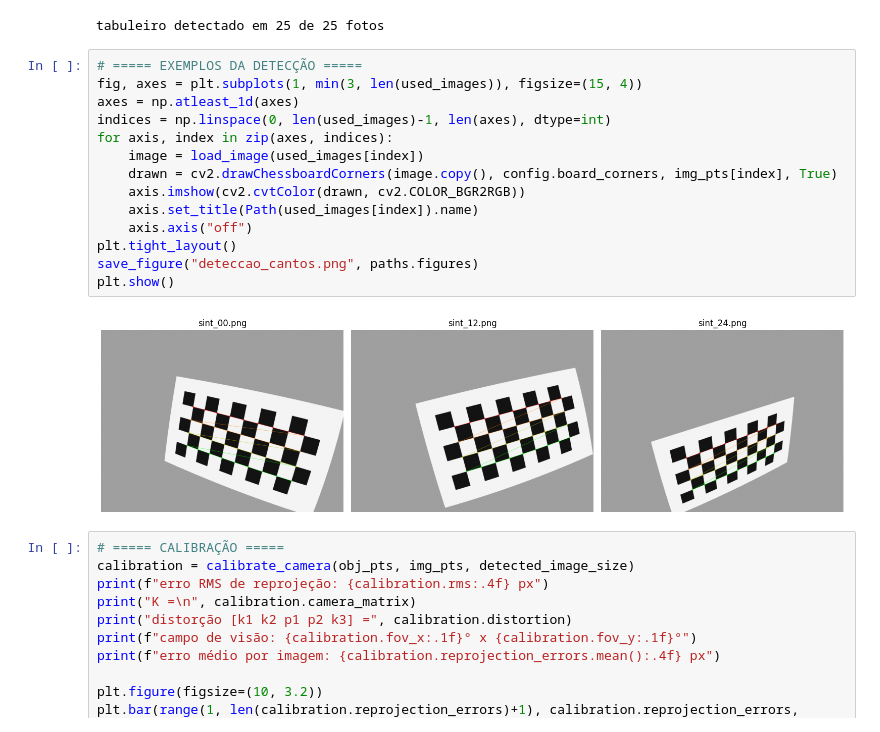
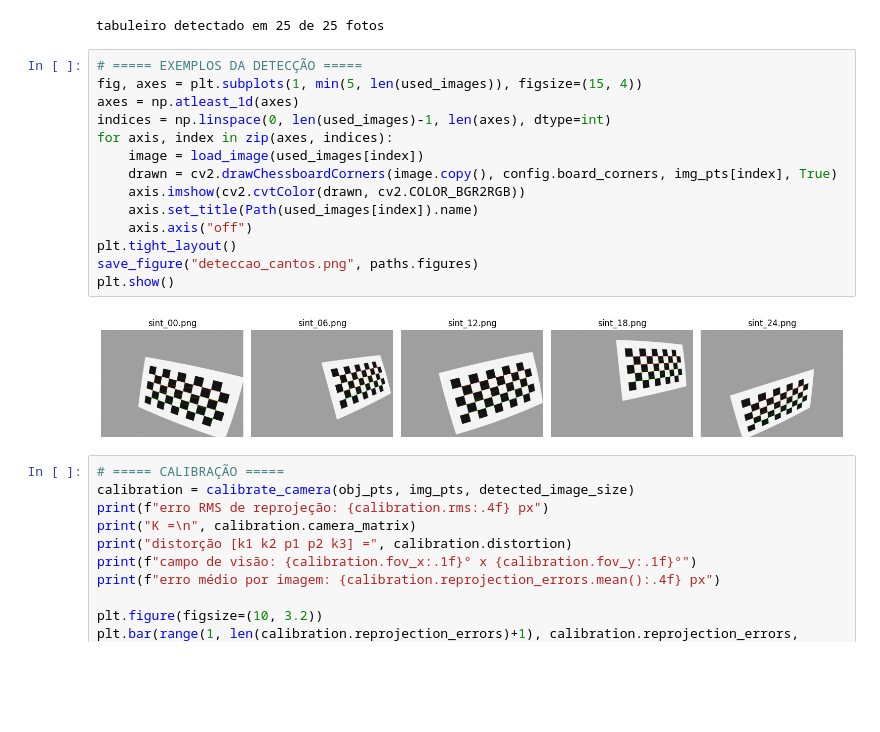
Before and after one commit to AugustC/info7064-ta02, a Jupyter notebook: TA02_Tarefa_Calibracao_de_Camera_refatorado.ipynb, the cells around one changed output. Cells and saved outputs as stored; diff of their text form; blank space fills up the shorter version.

```diff
--- a/TA02_Tarefa_Calibracao_de_Camera_refatorado.ipynb
+++ b/TA02_Tarefa_Calibracao_de_Camera_refatorado.ipynb
@@ -107,20 +117,20 @@ print(f"tabuleiro detectado em {len(used_images)} de {len(calibration_images)} f
 tabuleiro detectado em 25 de 25 fotos
 # %%
 # ===== EXEMPLOS DA DETECÇÃO =====
-fig, axes = plt.subplots(1, min(3, len(used_images)), figsize=(15, 4))
+fig, axes = plt.subplots(1, min(5, len(used_images)), figsize=(15, 4))
 axes = np.atleast_1d(axes)
 indices = np.linspace(0, len(used_images)-1, len(axes), dtype=int)
 for axis, index in zip(axes, indices):
     image = load_image(used_images[index])
     drawn = cv2.drawChessboardCorners(image.copy(), config.board_corners, img_pts[index], True)
     axis.imshow(cv2.cvtColor(drawn, cv2.COLOR_BGR2RGB))
     axis.set_title(Path(used_images[index]).name)
     axis.axis("off")
 plt.tight_layout()
 save_figure("deteccao_cantos.png", paths.figures)
 plt.show()
 # %% [output]
-[figure, old version]
+[figure, new version]
 # %%
 # ===== CALIBRAÇÃO =====
 calibration = calibrate_camera(obj_pts, img_pts, detected_image_size)
```
Also changed, not shown: parts of 9 cells of this notebook.
